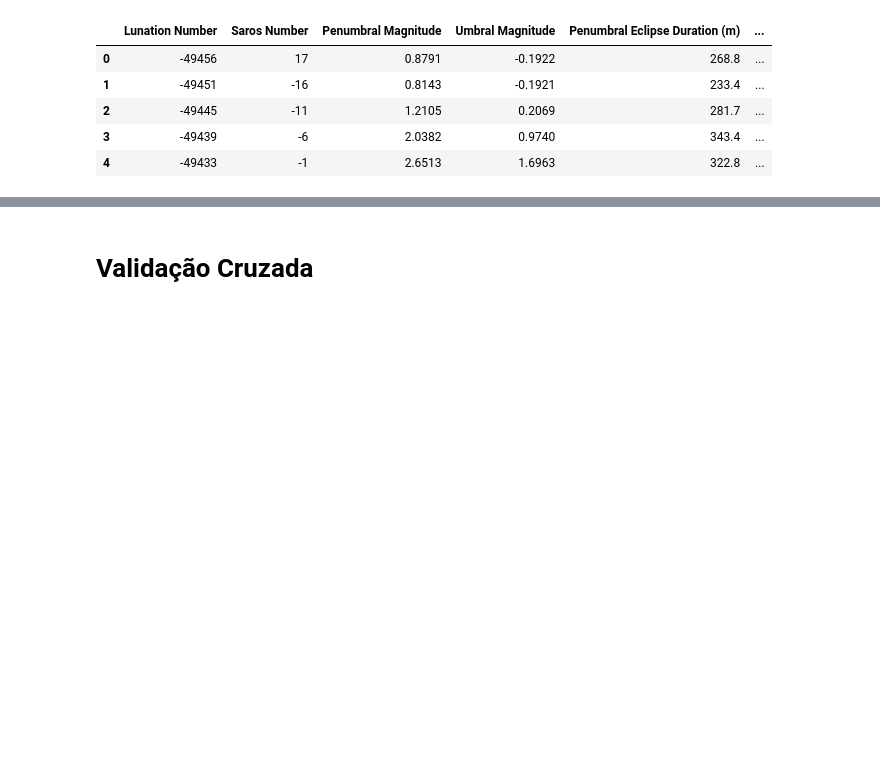
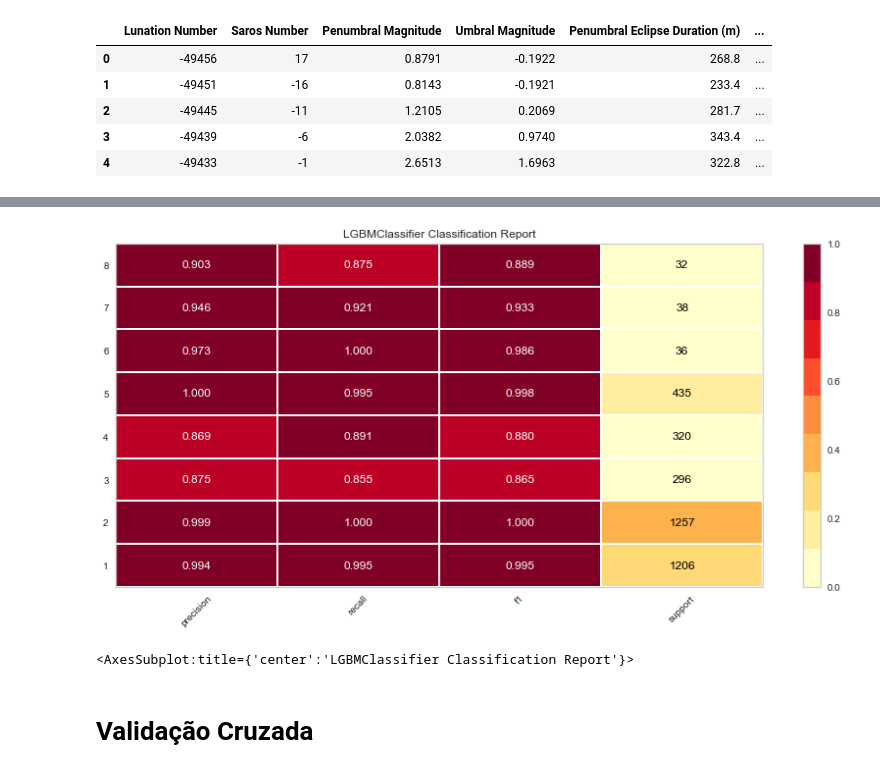
Before and after one commit to MrVtR/Solar_And_Lunar_Eclipses_Machine_Learning_Classification_Project, a Jupyter notebook: Lunar and Solar Eclipse Classification Project.ipynb, the cells around one changed output, grey strips where cells are left out. Cells and saved outputs as stored; diff of their text form; code cells hidden in the pictures; blank space fills up the shorter version.

```diff
--- a/Lunar and Solar Eclipse Classification Project.ipynb
+++ b/Lunar and Solar Eclipse Classification Project.ipynb
@@ -415,3 +418,16 @@ weighted avg       0.98      0.98      0.98      3620
+# %%
+visualizer = ClassificationReport(best, classes=["0","1","2","3","4","5","6","7","8"], support=True)
+fig, ax = plt.subplots(figsize=(12, 6))
+
+ax.set_title('Sine and cosine waves')
+visualizer.fit(X_train, y_train)
+visualizer.score(X_test, y_test)
+
+
+visualizer.show()
+# %% [output]
+[figure, added]
+<AxesSubplot:title={'center':'LGBMClassifier Classification Report'}>
 # %% [markdown]
 # Validação Cruzada
 # %%
```
Also changed, not shown: parts of 15 cells of this notebook, 1 other file.
